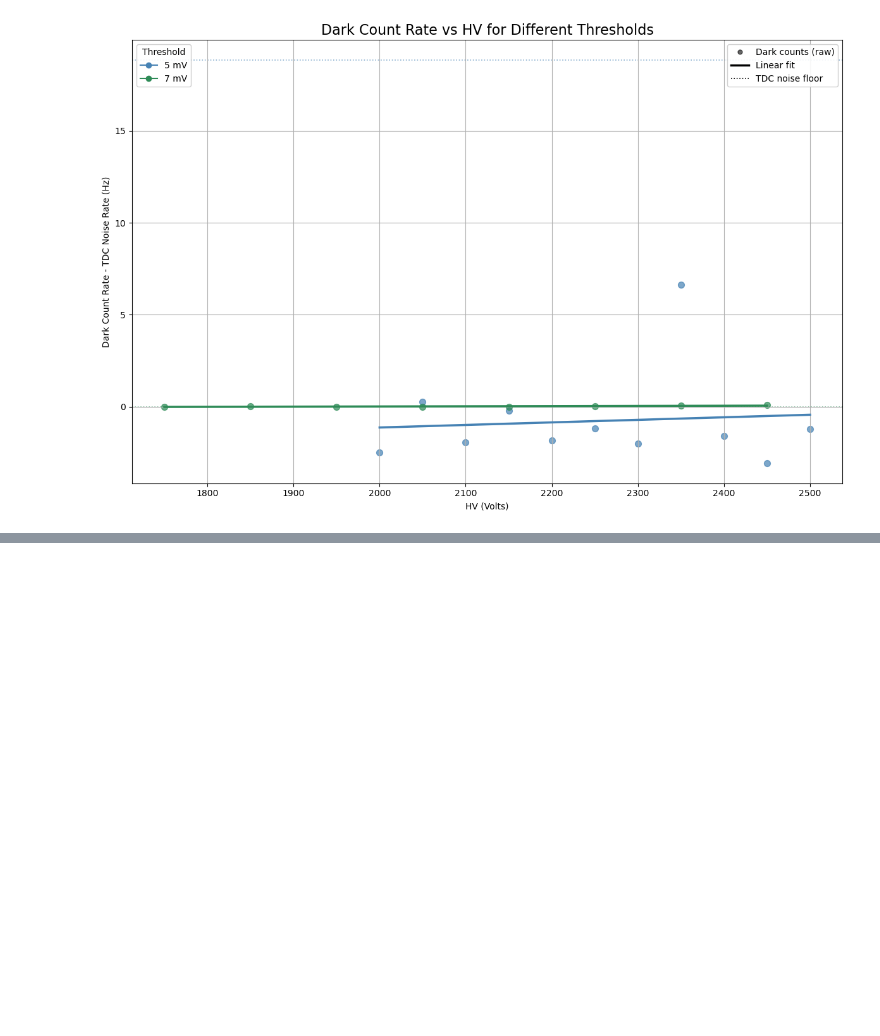
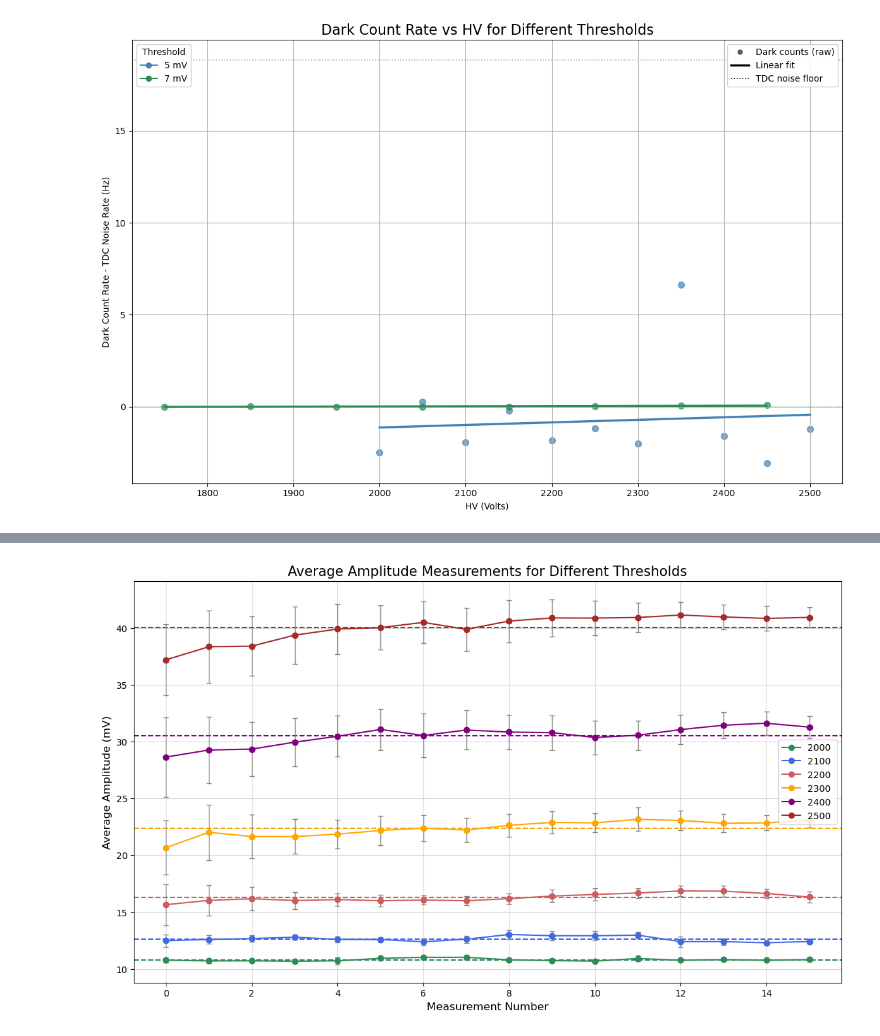
Before and after one commit to tj-griffiths/PCB_RFQ, a Jupyter notebook: CollectionRate.ipynb, the cells around one changed output, grey strips where cells are left out. Drawn from its saved outputs; the diff is of its cells as text; code cells hidden in the pictures; blank space fills up the shorter version.

Commit message:
Went through Threshold tests

```diff
--- a/CollectionRate.ipynb
+++ b/CollectionRate.ipynb
@@ -212,0 +221,52 @@ plt.show()
+# %%
+amp_2000 = [10.77, 10.70, 10.71, 10.67, 10.71, 10.93, 11.02, 11.02, 10.80, 10.73, 10.68, 10.92, 10.76, 10.82, 10.76, 10.82]
+std_2000 = [207.2, 213.2, 135.7, 125.8, 311.9, 148.4, 120.6, 138.2, 98.51, 189.6, 125.3, 253.8, 120.3, 105.9, 90.32, 134.7] # in microV
+
+amp_2100 = [12.48, 12.59, 12.67, 12.79, 12.60, 12.58, 12.39, 12.61, 13.03, 12.92, 12.92, 12.97, 12.40, 12.40, 12.30, 12.41]
+std_2100 = [535.8, 391.3, 283.5, 255.0, 264.5, 195.7, 265.5, 313.2, 396.6, 409.2, 401.4, 296.2, 469.4, 276.8, 188.4, 215.6] # in microV
+
+amp_2200 = [15.65, 16.03, 16.17, 16.02, 16.10, 16.00, 16.06, 16.00, 16.18, 16.41, 16.55, 16.68, 16.86, 16.84, 16.64, 16.32]
+std_2200 = [1.799, 1.348, 1.013, 0.737, 0.555, 0.515, 0.403, 0.420, 0.456, 0.542, 0.564, 0.440, 0.454, 0.471, 0.405, 0.516] # in mV
+
+amp_2300 = [20.67, 22.02, 21.65, 21.64, 21.86, 22.18, 22.39, 22.22, 22.64, 22.89, 22.85, 23.16, 23.06, 22.82, 22.85, 23.09]
+std_2300 = [2.363, 2.437, 1.931, 1.518, 1.275, 1.281, 1.154, 1.071, 1.012, 0.960, 0.830, 1.026, 0.841, 0.818, 0.675, 0.664] # in mV
+
+amp_2400 = [28.64, 29.26, 29.34, 29.95, 30.47, 31.07, 30.54, 31.02, 30.84, 30.79, 30.36, 30.56, 31.06, 31.44, 31.62, 31.27]
+std_2400 = [3.488, 2.915, 2.379, 2.102, 1.813, 1.788, 1.903, 1.720, 1.535, 1.526, 1.488, 1.302, 1.282, 1.168, 1.040, 0.973] # in mV
+
+amp_2500 = [37.20, 38.35, 38.40, 39.37, 39.90, 40.03, 40.49, 39.88, 40.61, 40.88, 40.87, 40.92, 41.14, 40.97, 40.84, 40.93]
+std_2500 = [3.121, 3.188, 2.608, 2.535, 2.229, 1.960, 1.841, 1.884, 1.864, 1.645, 1.511, 1.277, 1.119, 1.081, 1.070, 0.911] # in mV
+
+# Quick Conversions from microV to mV for plotting error bars
+cstd_2000 = [s / 1000 for s in std_2000]
+cstd_2100 = [s / 1000 for s in std_2100]
+
+
+
+plt.figure(figsize=(14, 8))
+plt.plot(amp_2000, marker='o', linestyle='-', color='seagreen', label='2000 ')
+plt.axhline(y=np.mean(amp_2000), color='seagreen', linestyle='--')
+plt.errorbar(range(len(amp_2000)), amp_2000, yerr=cstd_2000, fmt='o', color='seagreen', ecolor='gray', elinewidth=1, capsize=3)
+plt.plot(amp_2100, marker='o', linestyle='-', color='royalblue', label='2100 ')
+plt.axhline(y=np.mean(amp_2100), color='royalblue', linestyle='--')
+plt.errorbar(range(len(amp_2100)), amp_2100, yerr=cstd_2100, fmt='o', color='royalblue', ecolor='gray', elinewidth=1, capsize=3)
+plt.plot(amp_2200, marker='o', linestyle='-', color='indianred', label='2200 ')
+plt.axhline(y=np.mean(amp_2200), color='indianred', linestyle='--')
+plt.errorbar(range(len(amp_2200)), amp_2200, yerr=std_2200, fmt='o', color='indianred', ecolor='gray', elinewidth=1, capsize=3)
+plt.plot(amp_2300, marker='o', linestyle='-', color='orange', label='2300 ')
+plt.axhline(y=np.mean(amp_2300), color='orange', linestyle='--')
+plt.errorbar(range(len(amp_2300)), amp_2300, yerr=std_2300, fmt='o', color='orange', ecolor='gray', elinewidth=1, capsize=3)
+plt.plot(amp_2400, marker='o', linestyle='-', color='purple', label='2400 ')
+plt.axhline(y=np.mean(amp_2400), color='purple', linestyle='--')
+plt.errorbar(range(len(amp_2400)), amp_2400, yerr=std_2400, fmt='o', color='purple', ecolor='gray', elinewidth=1, capsize=3)
+plt.plot(amp_2500, marker='o', linestyle='-', color='brown', label='2500 ')
+plt.axhline(y=np.mean(amp_2500), color='brown', linestyle='--')
+plt.errorbar(range(len(amp_2500)), amp_2500, yerr=std_2500, fmt='o', color='brown', ecolor='gray', elinewidth=1, capsize=3)
+plt.xlabel('Measurement Number', fontsize=12)
+plt.ylabel('Average Amplitude (mV)', fontsize = 12)
+plt.title('Average Amplitude Measurements for Different Thresholds', fontsize = 15)
+plt.grid(alpha=0.5)
+plt.legend()
+plt.show()
+# %% [output]
+[figure, added]
```
Also changed, not shown: parts of 1 cell of this notebook, 2 other files.
